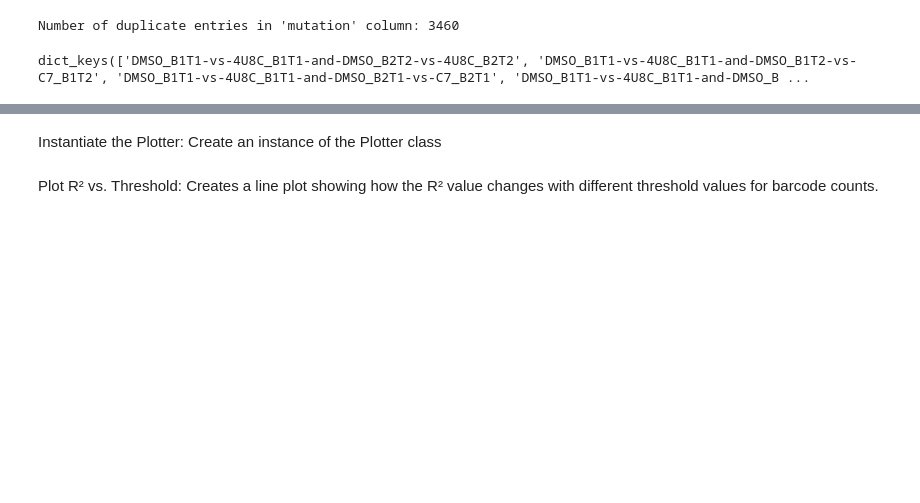
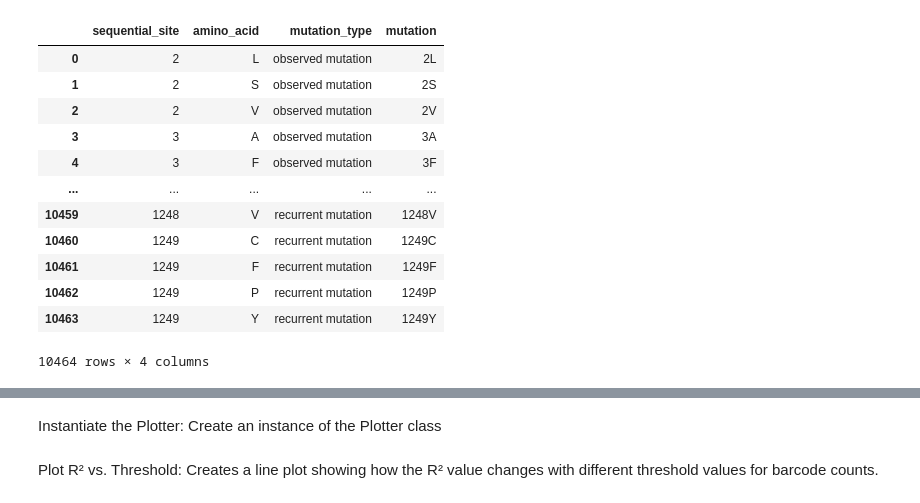
Before and after one commit to kwalcott97/kw_dms, a Jupyter notebook: Untitled.ipynb, the cells around one changed output, grey strips where cells are left out. Saved outputs shown, nothing was run; the diff lists cells and outputs as text; code cells hidden in the pictures; blank space fills up the shorter version.

```diff
--- a/Untitled.ipynb
+++ b/Untitled.ipynb
@@ -93,14 +128,22 @@ class DataProcessor:
 mutation_classification = pd.read_csv('kw_dms/data/aggregated_mutations.csv')
 mutation_classification['sequential_site'] = mutation_classification['sequential_site'].astype(str)
 mutation_classification['mutation'] = mutation_classification['sequential_site'] + mutation_classification['amino_acid']
-# %%
-
-duplicates = mutation_classification['mutation'].duplicated()
-number_of_duplicates = duplicates.sum()
-
-print(f"Number of duplicate entries in 'mutation' column: {number_of_duplicates}")
-# %% [output]
-Number of duplicate entries in 'mutation' column: 3460
+# %%
+mutation_classification
+# %% [output]
+|  | sequential_site | amino_acid | mutation_type | mutation |
+| 0 | 2 | L | observed mutation | 2L |
+| 1 | 2 | S | observed mutation | 2S |
+| 2 | 2 | V | observed mutation | 2V |
+| 3 | 3 | A | observed mutation | 3A |
+| 4 | 3 | F | observed mutation | 3F |
+| ... | ... | ... | ... | ... |
+| 10459 | 1248 | V | recurrent mutation | 1248V |
+| 10460 | 1249 | C | recurrent mutation | 1249C |
+| 10461 | 1249 | F | recurrent mutation | 1249F |
+| 10462 | 1249 | P | recurrent mutation | 1249P |
+| 10463 | 1249 | Y | recurrent mutation | 1249Y |
+10464 rows × 4 columns
 # %%
 import matplotlib.pyplot as plt
 from matplotlib_venn import venn3
@@ -514,6 +636,6 @@ class Plotter:
 # %%
 data_processor = DataProcessor()
-data_processor.load_codon_variants('kw_dms/results/variants/codon_variants.csv', mutation_classification)
+data_processor.load_codon_variants('kw_dms/results/variants/codon_variants.csv', 'LibB', mutation_classification)
 
 sample_paths = {
     'DMSO_B1T1': 'kw_dms/old_results/barcode_counts/LibB-231017-DMSO_bio1-1_counts.csv',
@@ -546,6 +668,4 @@ func_score_comparisons = data_processor.automate_functional_score_calculations(
     10
 )
 
-func_score_comparisons.keys()
+# func_score_comparisons.keys()
-# %% [output]
-dict_keys(['DMSO_B1T1-vs-4U8C_B1T1-and-DMSO_B2T2-vs-4U8C_B2T2', 'DMSO_B1T1-vs-4U8C_B1T1-and-DMSO_B1T2-vs-C7_B1T2', 'DMSO_B1T1-vs-4U8C_B1T1-and-DMSO_B2T1-vs-C7_B2T1', 'DMSO_B1T1-vs-4U8C_B1T1-and-DMSO_B ...
```
Also changed, not shown: parts of 15 cells of this notebook, 4 other files.
